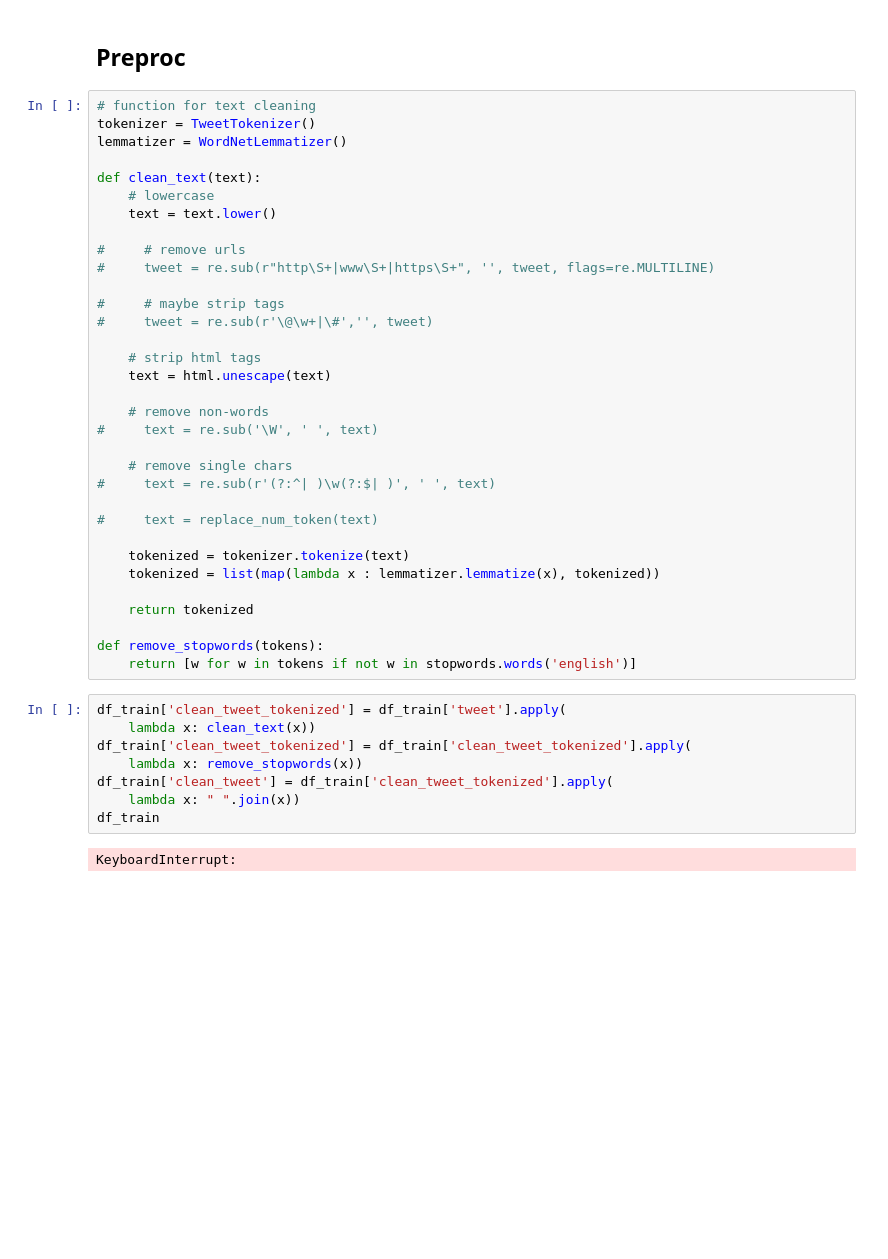
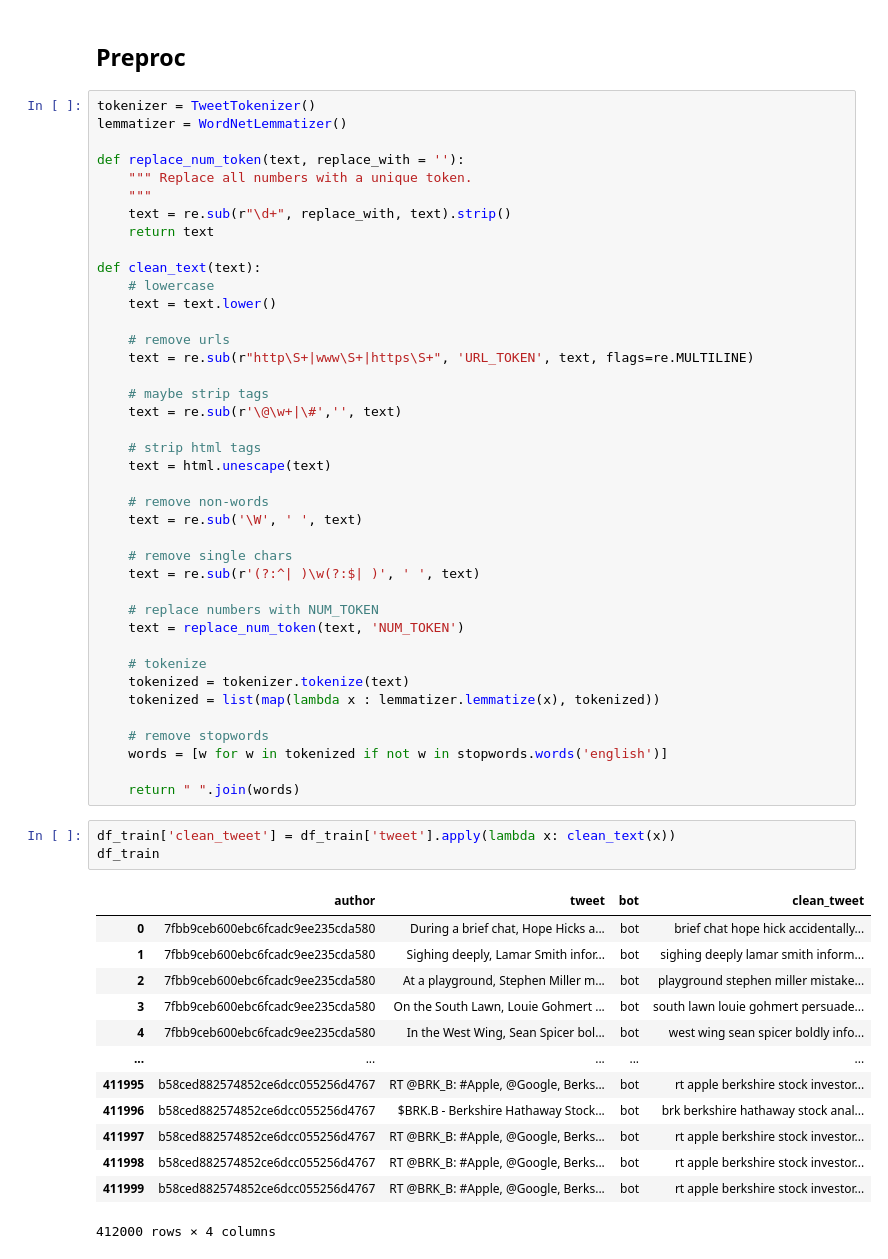
Before and after one commit to iwhitey/Bot-Detection, a Jupyter notebook: preproc.ipynb, the cells around one changed output. Drawn from its saved outputs; the diff is of its cells as text; blank space fills up the shorter version.

```diff
--- a/preproc.ipynb
+++ b/preproc.ipynb
@@ -102,46 +107,60 @@ sns.countplot(df['bot'])
 # %% [markdown]
 ## Preproc
 # %%
-# function for text cleaning
 tokenizer = TweetTokenizer()
 lemmatizer = WordNetLemmatizer()
+
+def replace_num_token(text, replace_with = ''):
+    """ Replace all numbers with a unique token.
+    """
+    text = re.sub(r"\d+", replace_with, text).strip()
+    return text
 
 def clean_text(text):
     # lowercase
     text = text.lower()
 
-#     # remove urls
-#     tweet = re.sub(r"http\S+|www\S+|https\S+", '', tweet, flags=re.MULTILINE)
+    # remove urls
+    text = re.sub(r"http\S+|www\S+|https\S+", 'URL_TOKEN', text, flags=re.MULTILINE)
 
-#     # maybe strip tags
-#     tweet = re.sub(r'\@\w+|\#','', tweet)
+    # maybe strip tags
+    text = re.sub(r'\@\w+|\#','', text)
 
     # strip html tags
     text = html.unescape(text)
 
     # remove non-words
-#     text = re.sub('\W', ' ', text)
+    text = re.sub('\W', ' ', text)
 
     # remove single chars
-#     text = re.sub(r'(?:^| )\w(?:$| )', ' ', text)
+    text = re.sub(r'(?:^| )\w(?:$| )', ' ', text)
 
-#     text = replace_num_token(text)
+    # replace numbers with NUM_TOKEN
+    text = replace_num_token(text, 'NUM_TOKEN')
 
+    # tokenize
     tokenized = tokenizer.tokenize(text)
     tokenized = list(map(lambda x : lemmatizer.lemmatize(x), tokenized))
 
-    return tokenized
+    # remove stopwords
+    words = [w for w in tokenized if not w in stopwords.words('english')]
 
-def remove_stopwords(tokens):
-    return [w for w in tokens if not w in stopwords.words('english')]
+    return " ".join(words)
 # %%
-df_train['clean_tweet_tokenized'] = df_train['tweet'].apply(
-    lambda x: clean_text(x))
-df_train['clean_tweet_tokenized'] = df_train['clean_tweet_tokenized'].apply(
-    lambda x: remove_stopwords(x))
-df_train['clean_tweet'] = df_train['clean_tweet_tokenized'].apply(
-    lambda x: " ".join(x))
+df_train['clean_tweet'] = df_train['tweet'].apply(lambda x: clean_text(x))
 df_train
 # %% [output]
+|  | author | tweet | bot | clean_tweet |
+| 0 | 7fbb9ceb600ebc6fcadc9ee235cda580 | During a brief chat, Hope Hicks a... | bot | brief chat hope hick accidentally... |
+| 1 | 7fbb9ceb600ebc6fcadc9ee235cda580 | Sighing deeply, Lamar Smith infor... | bot | sighing deeply lamar smith inform... |
+| 2 | 7fbb9ceb600ebc6fcadc9ee235cda580 | At a playground, Stephen Miller m... | bot | playground stephen miller mistake... |
+| 3 | 7fbb9ceb600ebc6fcadc9ee235cda580 | On the South Lawn, Louie Gohmert ... | bot | south lawn louie gohmert persuade... |
+| 4 | 7fbb9ceb600ebc6fcadc9ee235cda580 | In the West Wing, Sean Spicer bol... | bot | west wing sean spicer boldly info... |
+| ... | ... | ... | ... | ... |
+| 411995 | b58ced882574852ce6dcc055256d4767 | RT @BRK_B: #Apple, @Google, Berks... | bot | rt apple berkshire stock investor... |
+| 411996 | b58ced882574852ce6dcc055256d4767 | $BRK.B - Berkshire Hathaway Stock... | bot | brk berkshire hathaway stock anal... |
+| 411997 | b58ced882574852ce6dcc055256d4767 | RT @BRK_B: #Apple, @Google, Berks... | bot | rt apple berkshire stock investor... |
+| 411998 | b58ced882574852ce6dcc055256d4767 | RT @BRK_B: #Apple, @Google, Berks... | bot | rt apple berkshire stock investor... |
+| 411999 | b58ced882574852ce6dcc055256d4767 | RT @BRK_B: #Apple, @Google, Berks... | bot | rt apple berkshire stock investor... |
-KeyboardInterrupt:
+412000 rows × 4 columns
 # %%
```
Also changed, not shown: parts of 12 cells of this notebook, 3 other files.
